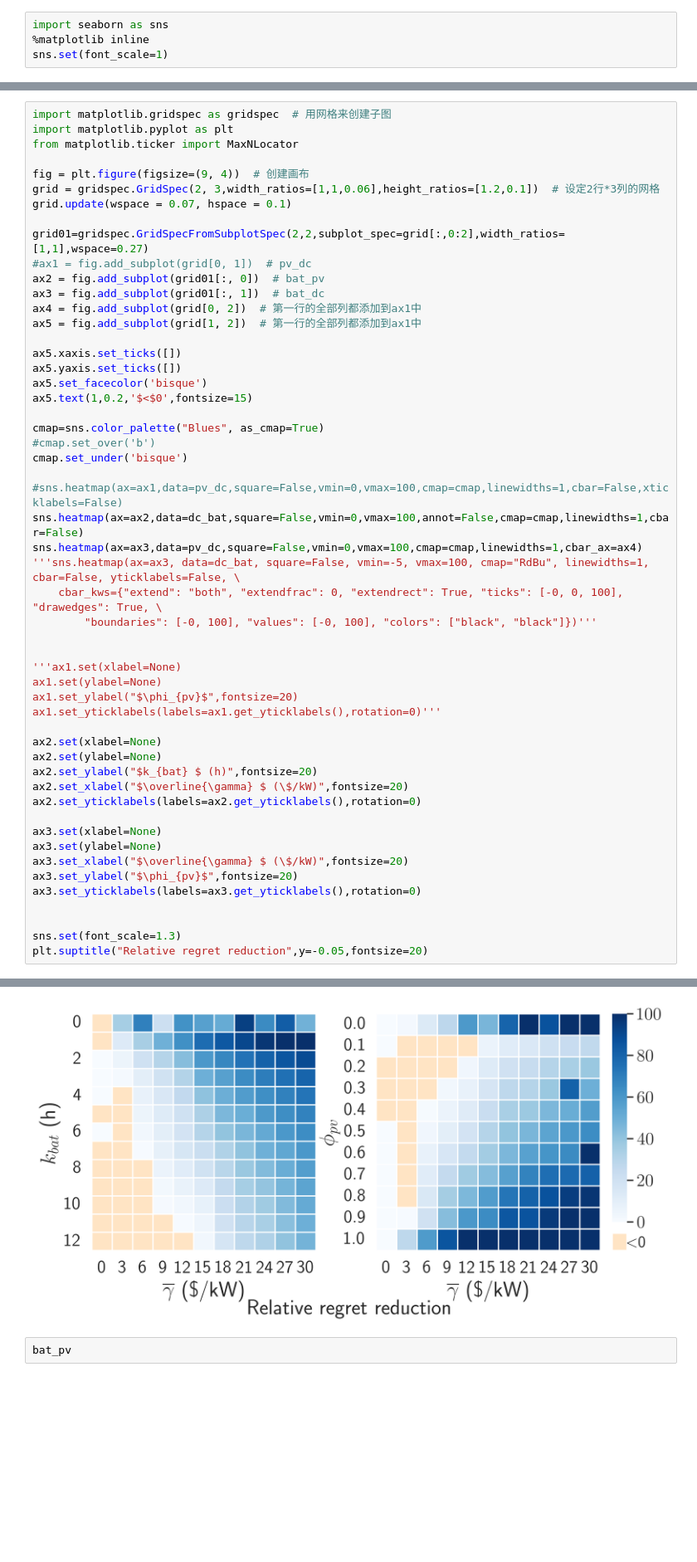
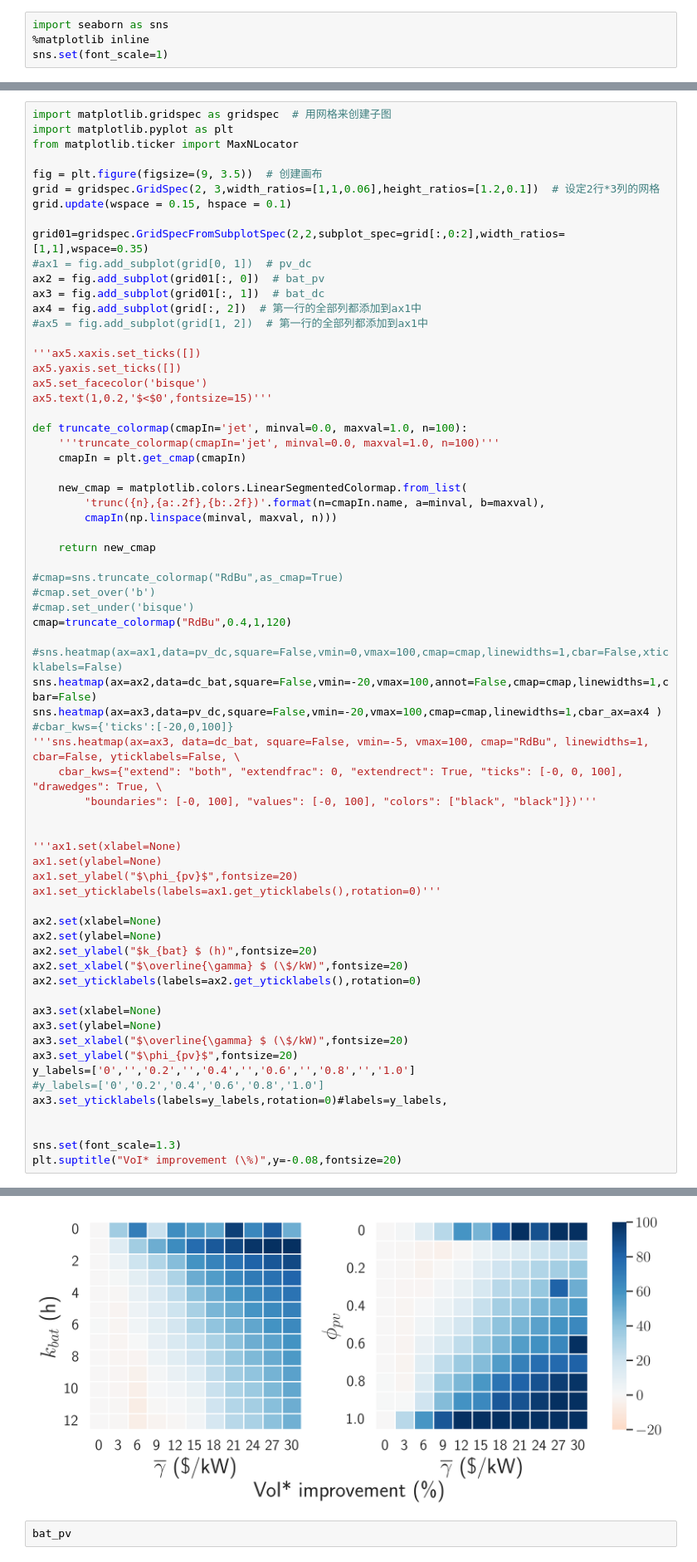
Before and after one commit to AarenLee07/Microgrid-Optimizer, a Jupyter notebook: paper_working/fig5-Sensitivity.ipynb, the cells around one changed output, grey strips where cells are left out. Shown at 83% size. Cells and saved outputs as stored; diff of their text form; blank space fills up the shorter version.

```diff
--- a/paper_working/fig5-Sensitivity.ipynb
+++ b/paper_working/fig5-Sensitivity.ipynb
@@ -180,29 +178,40 @@ import matplotlib.gridspec as gridspec  # 用网格来创建子图
 import matplotlib.pyplot as plt
 from matplotlib.ticker import MaxNLocator
 
-fig = plt.figure(figsize=(9, 4))  # 创建画布
+fig = plt.figure(figsize=(9, 3.5))  # 创建画布
 grid = gridspec.GridSpec(2, 3,width_ratios=[1,1,0.06],height_ratios=[1.2,0.1])  # 设定2行*3列的网格
-grid.update(wspace = 0.07, hspace = 0.1)
+grid.update(wspace = 0.15, hspace = 0.1)
 
-grid01=gridspec.GridSpecFromSubplotSpec(2,2,subplot_spec=grid[:,0:2],width_ratios=[1,1],wspace=0.27)
+grid01=gridspec.GridSpecFromSubplotSpec(2,2,subplot_spec=grid[:,0:2],width_ratios=[1,1],wspace=0.35)
 #ax1 = fig.add_subplot(grid[0, 1])  # pv_dc
 ax2 = fig.add_subplot(grid01[:, 0])  # bat_pv
 ax3 = fig.add_subplot(grid01[:, 1])  # bat_dc
-ax4 = fig.add_subplot(grid[0, 2])  # 第一行的全部列都添加到ax1中
-ax5 = fig.add_subplot(grid[1, 2])  # 第一行的全部列都添加到ax1中
+ax4 = fig.add_subplot(grid[:, 2])  # 第一行的全部列都添加到ax1中
+#ax5 = fig.add_subplot(grid[1, 2])  # 第一行的全部列都添加到ax1中
 
-ax5.xaxis.set_ticks([])
+'''ax5.xaxis.set_ticks([])
 ax5.yaxis.set_ticks([])
 ax5.set_facecolor('bisque')
-ax5.text(1,0.2,'$<$0',fontsize=15)
+ax5.text(1,0.2,'$<$0',fontsize=15)'''
 
-cmap=sns.color_palette("Blues", as_cmap=True)
+def truncate_colormap(cmapIn='jet', minval=0.0, maxval=1.0, n=100):
+    '''truncate_colormap(cmapIn='jet', minval=0.0, maxval=1.0, n=100)'''
+    cmapIn = plt.get_cmap(cmapIn)
+
+    new_cmap = matplotlib.colors.LinearSegmentedColormap.from_list(
+        'trunc({n},{a:.2f},{b:.2f})'.format(n=cmapIn.name, a=minval, b=maxval),
+        cmapIn(np.linspace(minval, maxval, n)))
+
+    return new_cmap
+
+#cmap=sns.truncate_colormap("RdBu",as_cmap=True)
 #cmap.set_over('b')
-cmap.set_under('bisque')
+#cmap.set_under('bisque')
+cmap=truncate_colormap("RdBu",0.4,1,120)
 
 #sns.heatmap(ax=ax1,data=pv_dc,square=False,vmin=0,vmax=100,cmap=cmap,linewidths=1,cbar=False,xticklabels=False)
-sns.heatmap(ax=ax2,data=dc_bat,square=False,vmin=0,vmax=100,annot=False,cmap=cmap,linewidths=1,cbar=False)
-sns.heatmap(ax=ax3,data=pv_dc,square=False,vmin=0,vmax=100,cmap=cmap,linewidths=1,cbar_ax=ax4)
+sns.heatmap(ax=ax2,data=dc_bat,square=False,vmin=-20,vmax=100,annot=False,cmap=cmap,linewidths=1,cbar=False)
+sns.heatmap(ax=ax3,data=pv_dc,square=False,vmin=-20,vmax=100,cmap=cmap,linewidths=1,cbar_ax=ax4 ) #cbar_kws={'ticks':[-20,0,100]}
 '''sns.heatmap(ax=ax3, data=dc_bat, square=False, vmin=-5, vmax=100, cmap="RdBu", linewidths=1, cbar=False, yticklabels=False, \
     cbar_kws={"extend": "both", "extendfrac": 0, "extendrect": True, "ticks": [-0, 0, 100], "drawedges": True, \
         "boundaries": [-0, 100], "values": [-0, 100], "colors": ["black", "black"]})'''
@@ -223,9 +232,11 @@ ax3.set(xlabel=None)
 ax3.set(ylabel=None)
 ax3.set_xlabel("$\overline{\gamma} $ (\$/kW)",fontsize=20)
 ax3.set_ylabel("$\phi_{pv}$",fontsize=20)
-ax3.set_yticklabels(labels=ax3.get_yticklabels(),rotation=0)
+y_labels=['0','','0.2','','0.4','','0.6','','0.8','','1.0']
+#y_labels=['0','0.2','0.4','0.6','0.8','1.0']
+ax3.set_yticklabels(labels=y_labels,rotation=0)#labels=y_labels,
 
 
 sns.set(font_scale=1.3)
-plt.suptitle("Relative regret reduction",y=-0.05,fontsize=20)
+plt.suptitle("VoI* improvement (\%)",y=-0.08,fontsize=20)
 # %% [output]
@@ -233,4 +244,4 @@ Text(0.5, -0.05, 'Relative regret reduction')
-[figure, old version]
+[figure, new version]
 # %%
 bat_pv
 # %% [output]
```
Also changed, not shown: parts of 6 cells of this notebook, 19 other files.
